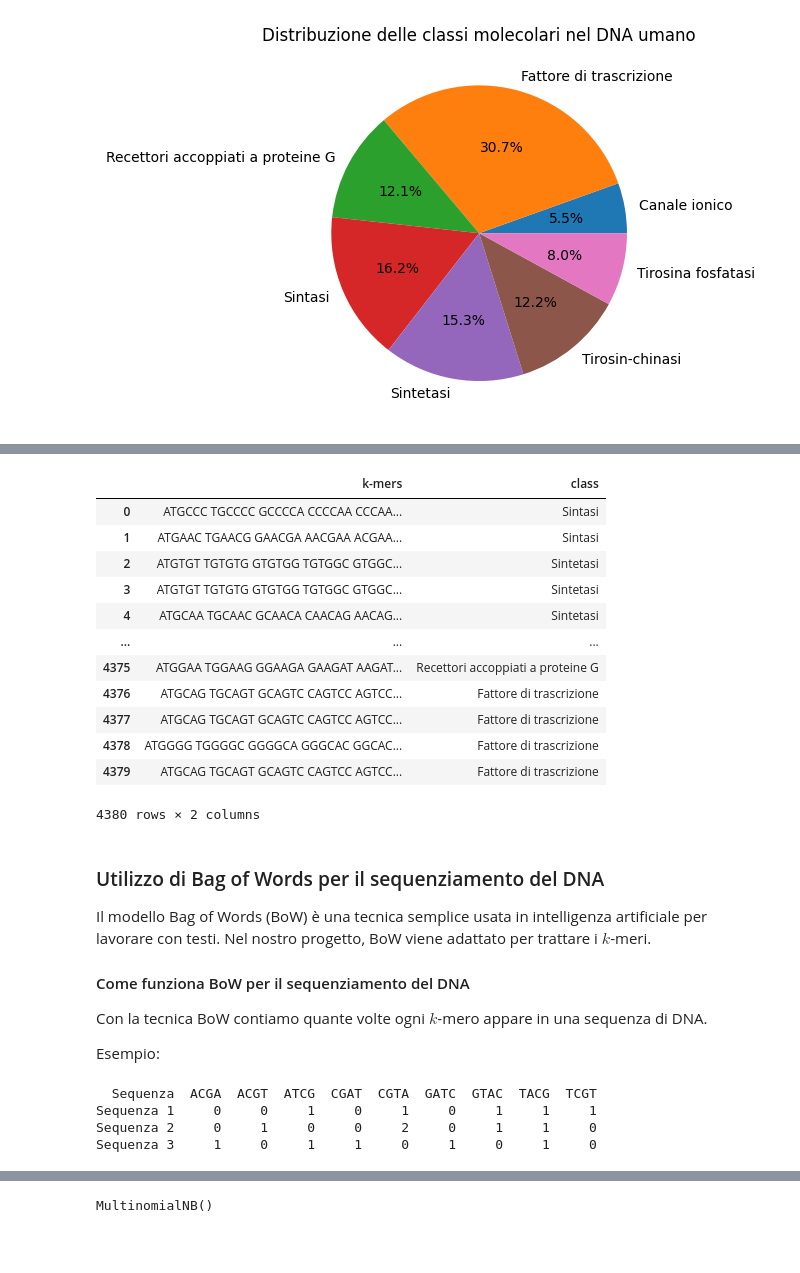
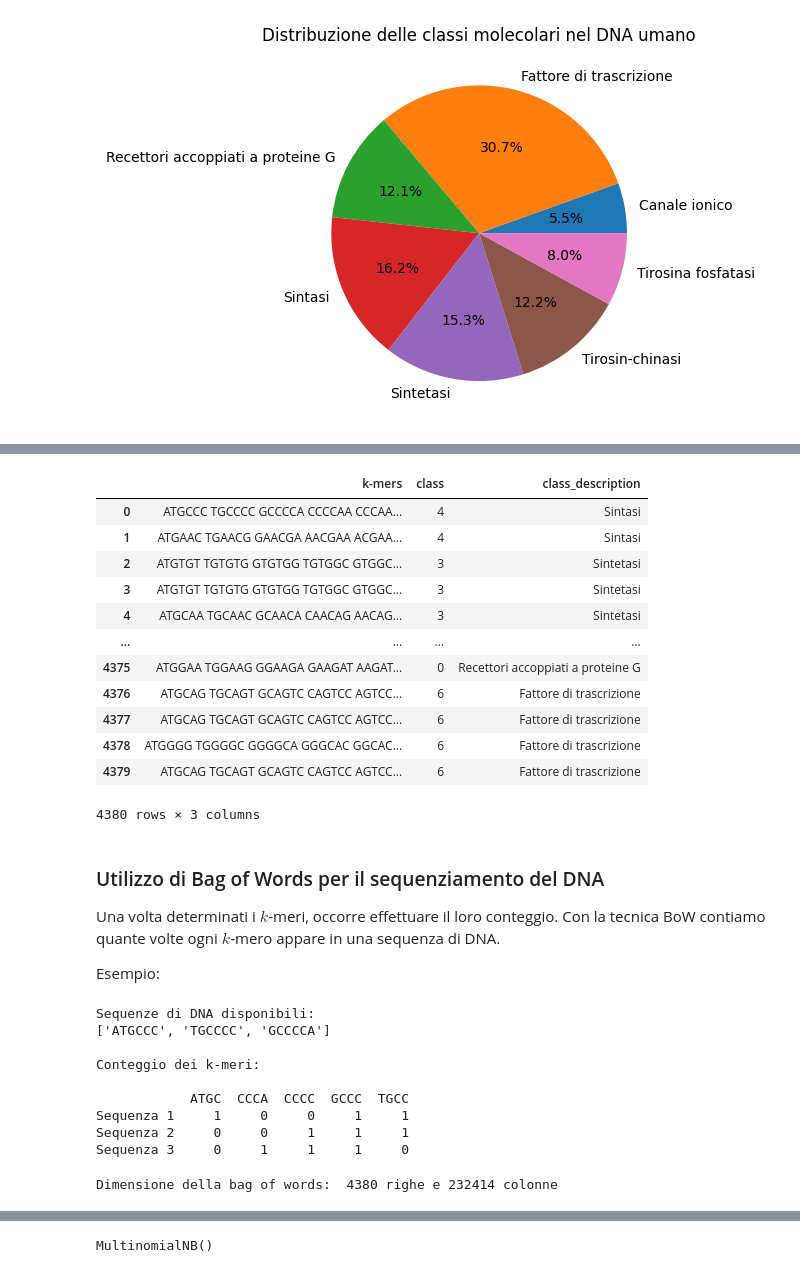
Before and after one commit to alessandroquirile/SequencingDNA, a Jupyter notebook: notebooks/1.0-data-exploration_it.ipynb, the cells around one changed output, grey strips where cells are left out. Saved outputs shown, nothing was run; the diff lists cells and outputs as text; code cells hidden in the pictures; blank space fills up the shorter version.

```diff
--- a/notebooks/img/1.0-data-exploration_it.ipynb
+++ b/notebooks/1.0-data-exploration_it.ipynb
@@ -108,19 +102,8 @@ import pandas as pd
 # Carica il file di dati
 human_dna = pd.read_table('../data/raw/human.txt')
 
-# Crea un dizionario per mappare le classi numeriche alle descrizioni
-class_mapping = {
-    0: 'Recettori accoppiati a proteine G',
-    1: 'Tirosin-chinasi',
-    2: 'Tirosina fosfatasi',
-    3: 'Sintetasi',
-    4: 'Sintasi',
-    5: 'Canale ionico',
-    6: 'Fattore di trascrizione'
-}
-
 # Mappa le classi numeriche alle descrizioni nella colonna 'Class'
-human_dna['class'] = human_dna['class'].map(class_mapping)
+human_dna['class_description'] = human_dna['class'].map(class_mapping)
 
 # Mostra la tabella aggiornata
 human_dna
@@ -141,52 +124,48 @@ human_dna
 # %%
 import pandas as pd
 
 def get_kmers(sequence, k):
     if len(sequence) < k:
         pass
         # raise ValueError("La lunghezza della sequenza deve essere maggiore o uguale a k")
     kmers = []
     for i in range(len(sequence) - k + 1):
         kmers.append(sequence[i:i + k])
     return kmers
 
 def join_kmers(kmers):
     return ' '.join(kmers)
 
 # Estrai i k-mers per ogni sequenza
 k = 6
 human_dna['k-mers'] = human_dna.apply(lambda x: get_kmers(x['sequence'], k), axis=1)
 
 # Unisci i k-mers in una singola stringa per ogni riga
 human_dna['k-mers'] = human_dna['k-mers'].apply(join_kmers)
 
 # Riordina le colonne per avere 'joined-kmers' come prima e 'class' come seconda
-human_dna = human_dna[['k-mers', 'class']]
+human_dna = human_dna[['k-mers', 'class', 'class_description']]
 
 # Stampa il DataFrame risultante
 human_dna
 # %% [output]
-|  | k-mers | class |
-| 0 | ATGCCC TGCCCC GCCCCA CCCCAA CCCAA... | Sintasi |
-| 1 | ATGAAC TGAACG GAACGA AACGAA ACGAA... | Sintasi |
-| 2 | ATGTGT TGTGTG GTGTGG TGTGGC GTGGC... | Sintetasi |
-| 3 | ATGTGT TGTGTG GTGTGG TGTGGC GTGGC... | Sintetasi |
-| 4 | ATGCAA TGCAAC GCAACA CAACAG AACAG... | Sintetasi |
-| ... | ... | ... |
-| 4375 | ATGGAA TGGAAG GGAAGA GAAGAT AAGAT... | Recettori accoppiati a proteine G |
-| 4376 | ATGCAG TGCAGT GCAGTC CAGTCC AGTCC... | Fattore di trascrizione |
-| 4377 | ATGCAG TGCAGT GCAGTC CAGTCC AGTCC... | Fattore di trascrizione |
-| 4378 | ATGGGG TGGGGC GGGGCA GGGCAC GGCAC... | Fattore di trascrizione |
-| 4379 | ATGCAG TGCAGT GCAGTC CAGTCC AGTCC... | Fattore di trascrizione |
+|  | k-mers | class | class_description |
+| 0 | ATGCCC TGCCCC GCCCCA CCCCAA CCCAA... | 4 | Sintasi |
+| 1 | ATGAAC TGAACG GAACGA AACGAA ACGAA... | 4 | Sintasi |
+| 2 | ATGTGT TGTGTG GTGTGG TGTGGC GTGGC... | 3 | Sintetasi |
+| 3 | ATGTGT TGTGTG GTGTGG TGTGGC GTGGC... | 3 | Sintetasi |
+| 4 | ATGCAA TGCAAC GCAACA CAACAG AACAG... | 3 | Sintetasi |
+| ... | ... | ... | ... |
+| 4375 | ATGGAA TGGAAG GGAAGA GAAGAT AAGAT... | 0 | Recettori accoppiati a proteine G |
+| 4376 | ATGCAG TGCAGT GCAGTC CAGTCC AGTCC... | 6 | Fattore di trascrizione |
+| 4377 | ATGCAG TGCAGT GCAGTC CAGTCC AGTCC... | 6 | Fattore di trascrizione |
+| 4378 | ATGGGG TGGGGC GGGGCA GGGCAC GGCAC... | 6 | Fattore di trascrizione |
+| 4379 | ATGCAG TGCAGT GCAGTC CAGTCC AGTCC... | 6 | Fattore di trascrizione |
-4380 rows × 2 columns
+4380 rows × 3 columns
 # %% [markdown]
 ### Utilizzo di Bag of Words per il sequenziamento del DNA
 
-Il modello Bag of Words (BoW) è una tecnica semplice usata in intelligenza artificiale per lavorare con testi. Nel nostro progetto, BoW viene adattato per trattare i $k$-meri.
-
-#### Come funziona BoW per il sequenziamento del DNA
-
-Con la tecnica BoW contiamo quante volte ogni $k$-mero appare in una sequenza di DNA.
+Una volta determinati i $k$-meri, occorre effettuare il loro conteggio. Con la tecnica BoW contiamo quante volte ogni $k$-mero appare in una sequenza di DNA.
 
 Esempio:
 # %%
@@ -194,10 +173,10 @@ from sklearn.feature_extraction.text import CountVectorizer
 import pandas as pd
 
 # Brevi sequenze di DNA
-sequenze = ['ATCGTACG', 'CGTACGTA', 'TACGATCG']
+sequenze = ['ATGCCC', 'TGCCCC', 'GCCCCA']
 
 # Utilizzo di CountVectorizer per analizzare gruppi di 4 caratteri (tetramer)
-vectorizer = CountVectorizer(ngram_range=(4, 4), analyzer='char', lowercase=False)
+vectorizer = CountVectorizer(ngram_range=(4,4), analyzer='char', lowercase=False)
 X = vectorizer.fit_transform(sequenze)
 feature_names = vectorizer.get_feature_names_out()
 
@@ -205,20 +184,38 @@ feature_names = vectorizer.get_feature_names_out()
 df = pd.DataFrame(X.toarray(), columns=feature_names)
 
 # Aggiunta di una colonna con i nomi delle sequenze
-df.insert(0, 'Sequenza', ['Sequenza 1', 'Sequenza 2', 'Sequenza 3'])
+df.insert(0, '', ['Sequenza 1', 'Sequenza 2', 'Sequenza 3'])
 
+print("Sequenze di DNA disponibili:")
+print(sequenze)
+print("")
+print("Conteggio dei k-meri:")
+print("")
 print(df.to_string(index=False))
 # %% [output]
-  Sequenza  ACGA  ACGT  ATCG  CGAT  CGTA  GATC  GTAC  TACG  TCGT
-Sequenza 1     0     0     1     0     1     0     1     1     1
-Sequenza 2     0     1     0     0     2     0     1     1     0
-Sequenza 3     1     0     1     1     0     1     0     1     0
+Sequenze di DNA disponibili:
+['ATGCCC', 'TGCCCC', 'GCCCCA']
+
+Conteggio dei k-meri:
+
+            ATGC  CCCA  CCCC  GCCC  TGCC
+Sequenza 1     1     0     0     1     1
+Sequenza 2     0     0     1     1     1
+Sequenza 3     0     1     1     1     0
 # %%
 from sklearn.feature_extraction.text import CountVectorizer
 
 k_mers = human_dna['k-mers']
 countVectorizer = CountVectorizer(ngram_range=(4,4))
+
+# BwW per l'addestramento
 x_train = countVectorizer.fit_transform(k_mers)
+
+# Etichette (classi) per l'addestramento
 y_train = human_dna.iloc[:, 1].values
+
+print("Dimensione della bag of words: " , x_train.shape[0] , "righe e", x_train.shape[1] , "colonne")
+# %% [output]
+Dimensione della bag of words:  4380 righe e 232414 colonne
 # %% [markdown]
 ### Addestramento del modello
```
Also changed, not shown: parts of 10 cells of this notebook.
